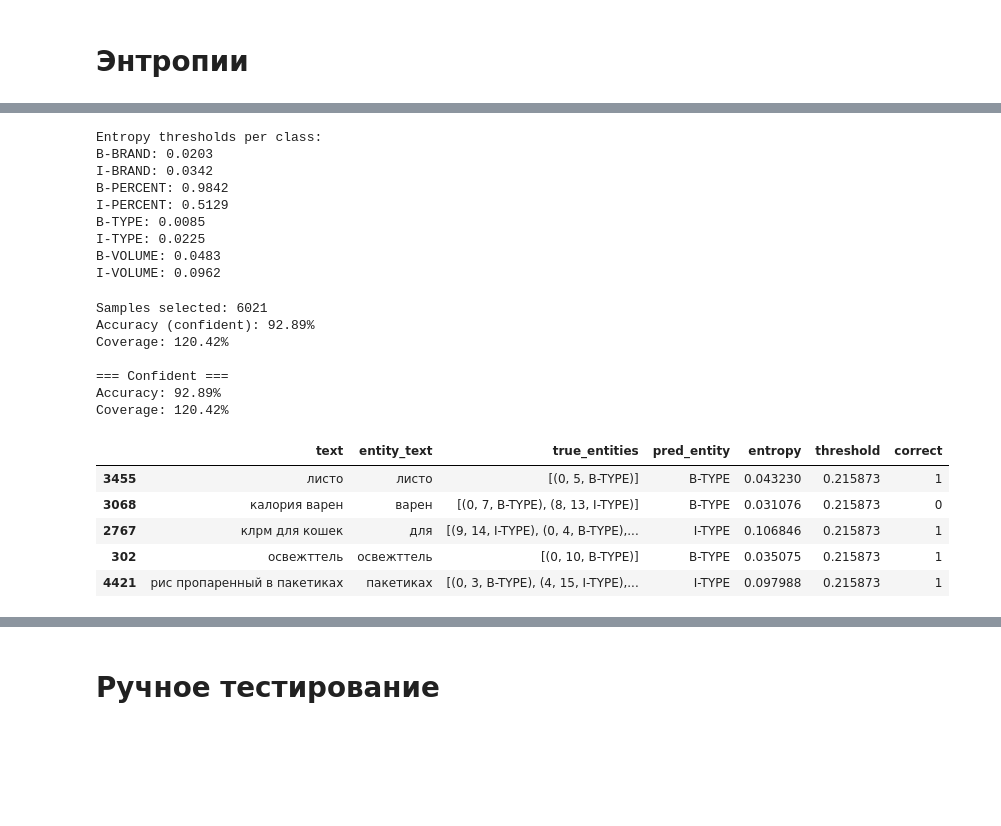
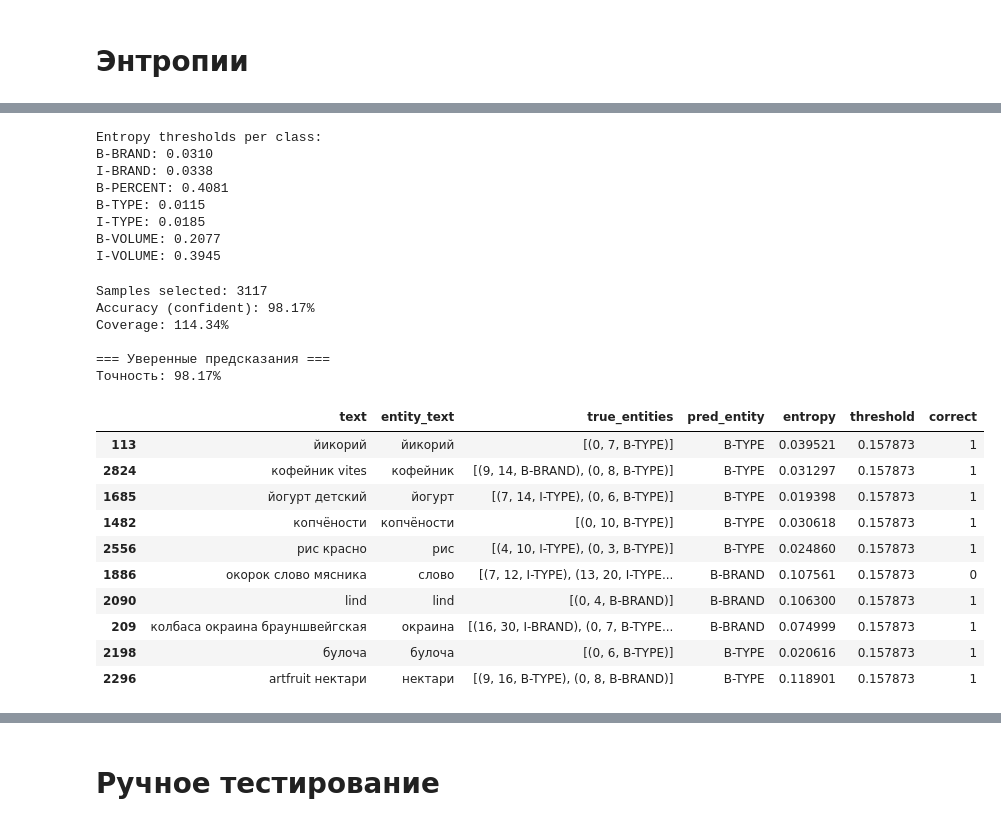
Before and after one commit to AntonSHBK/hackathon_x5, a Jupyter notebook: backend/ml/notebooks/hackathon_x5.ipynb, the cells around one changed output, grey strips where cells are left out. Drawn from its saved outputs; the diff is of its cells as text; code cells hidden in the pictures; blank space fills up the shorter version.

```diff
--- a/backend/ml/notebooks/hackathon_x5.ipynb
+++ b/backend/ml/notebooks/hackathon_x5.ipynb
@@ -202,7 +202,7 @@ df_synthetic["df_label"] = "synthetic"
 
 dfs = []
 dfs.append(df_x5)
-dfs.append(df_synthetic)
+# dfs.append(df_synthetic)
 # %%
 print("Размеры датафреймов. df_x5:", df_x5.shape, ", df_synthetic:", df_synthetic.shape)
 # %% [output]
@@ -267,10 +267,17 @@ from sklearn.model_selection import train_test_split
 
 train_data: pd.DataFrame
 val_data: pd.DataFrame
-train_data, val_data = train_test_split(
+train_data, test_data = train_test_split(
     df_train,
     test_size=0.1,
     shuffle=True,
     random_state=42,
 )
+
+train_data, val_data = train_test_split(
+    train_data,
+    test_size=0.05,
+    shuffle=True,
+    random_state=42,
+)
 # %%
@@ -328,7 +340,7 @@ val_dataset = NerDataSet(
 )
 
 test_dataset = NerDataSet(
-    df=df_submission,
+    df=test_data,
     max_length=MAX_LENGTH,
     tokenizer_path=BASE_MODEL_NAME,
     cache_dir=DATA_CACHE,
@@ -873,14 +865,13 @@ for k, v in thresholds.items():
     print(f"{k}: {v:.4f}")
 # %% [output]
 Entropy thresholds per class:
-B-BRAND: 0.0203
-I-BRAND: 0.0342
-B-PERCENT: 0.9842
-I-PERCENT: 0.5129
-B-TYPE: 0.0085
-I-TYPE: 0.0225
-B-VOLUME: 0.0483
-I-VOLUME: 0.0962
+B-BRAND: 0.0310
+I-BRAND: 0.0338
+B-PERCENT: 0.4081
+B-TYPE: 0.0115
+I-TYPE: 0.0185
+B-VOLUME: 0.2077
+I-VOLUME: 0.3945
 # %%
 avg_threshold = np.mean(list(thresholds.values()))
 
@@ -890,27 +881,29 @@ results_confident = test_dataset.evaluate_accuracy_by_entropy_thresholds(
     confident=True,
     idx2label=idx2label
 )
-
-print("\n=== Confident ===")
-print(f"Accuracy: {results_confident['accuracy']:.2%}")
-print(f"Coverage: {results_confident['coverage']:.2%}")
+print("\n=== Уверенные предсказания ===")
+print(f"Точность: {results_confident['accuracy']:.2%}")
 # %% [output]
-Samples selected: 6021
-Accuracy (confident): 92.89%
-Coverage: 120.42%
+Samples selected: 3117
+Accuracy (confident): 98.17%
+Coverage: 114.34%
 
-=== Confident ===
-Accuracy: 92.89%
-Coverage: 120.42%
+=== Уверенные предсказания ===
+Точность: 98.17%
 # %%
-results_confident["predictions_df"].sample(5)
+results_confident["predictions_df"].sample(10)
 # %% [output]
 |  | text | entity_text | true_entities | pred_entity | entropy | threshold | correct |
-| 3455 | листо | листо | [(0, 5, B-TYPE)] | B-TYPE | 0.043230 | 0.215873 | 1 |
-| 3068 | калория варен | варен | [(0, 7, B-TYPE), (8, 13, I-TYPE)] | B-TYPE | 0.031076 | 0.215873 | 0 |
-| 2767 | клрм для кошек | для | [(9, 14, I-TYPE), (0, 4, B-TYPE),... | I-TYPE | 0.106846 | 0.215873 | 1 |
-| 302 | освежттель | освежттель | [(0, 10, B-TYPE)] | B-TYPE | 0.035075 | 0.215873 | 1 |
-| 4421 | рис пропаренный в пакетиках | пакетиках | [(0, 3, B-TYPE), (4, 15, I-TYPE),... | I-TYPE | 0.097988 | 0.215873 | 1 |
+| 113 | йикорий | йикорий | [(0, 7, B-TYPE)] | B-TYPE | 0.039521 | 0.157873 | 1 |
+| 2824 | кофейник vites | кофейник | [(9, 14, B-BRAND), (0, 8, B-TYPE)] | B-TYPE | 0.031297 | 0.157873 | 1 |
+| 1685 | йогурт детский | йогурт | [(7, 14, I-TYPE), (0, 6, B-TYPE)] | B-TYPE | 0.019398 | 0.157873 | 1 |
+| 1482 | копчёности | копчёности | [(0, 10, B-TYPE)] | B-TYPE | 0.030618 | 0.157873 | 1 |
+| 2556 | рис красно | рис | [(4, 10, I-TYPE), (0, 3, B-TYPE)] | B-TYPE | 0.024860 | 0.157873 | 1 |
+| 1886 | окорок слово мясника | слово | [(7, 12, I-TYPE), (13, 20, I-TYPE... | B-BRAND | 0.107561 | 0.157873 | 0 |
+| 2090 | lind | lind | [(0, 4, B-BRAND)] | B-BRAND | 0.106300 | 0.157873 | 1 |
+| 209 | колбаса окраина брауншвейгская | окраина | [(16, 30, I-BRAND), (0, 7, B-TYPE... | B-BRAND | 0.074999 | 0.157873 | 1 |
+| 2198 | булоча | булоча | [(0, 6, B-TYPE)] | B-TYPE | 0.020616 | 0.157873 | 1 |
+| 2296 | artfruit нектари | нектари | [(9, 16, B-TYPE), (0, 8, B-BRAND)] | B-TYPE | 0.118901 | 0.157873 | 1 |
 # %%
 results_uncertain = test_dataset.evaluate_accuracy_by_entropy_thresholds(
     thresholds=thresholds,
```
Also changed, not shown: parts of 32 cells of this notebook, 1 other file.
